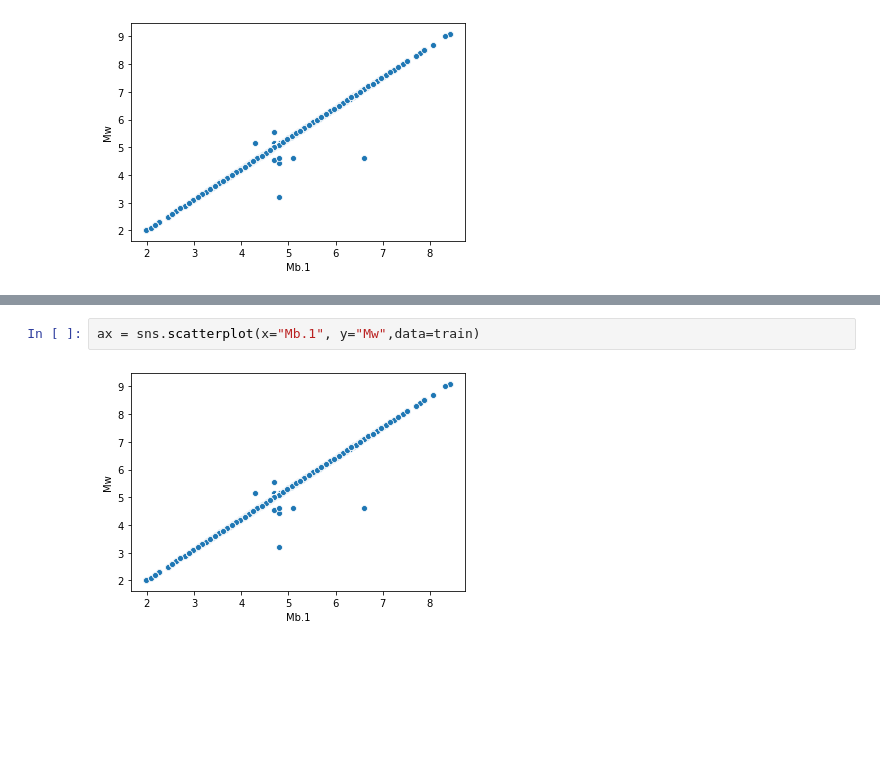
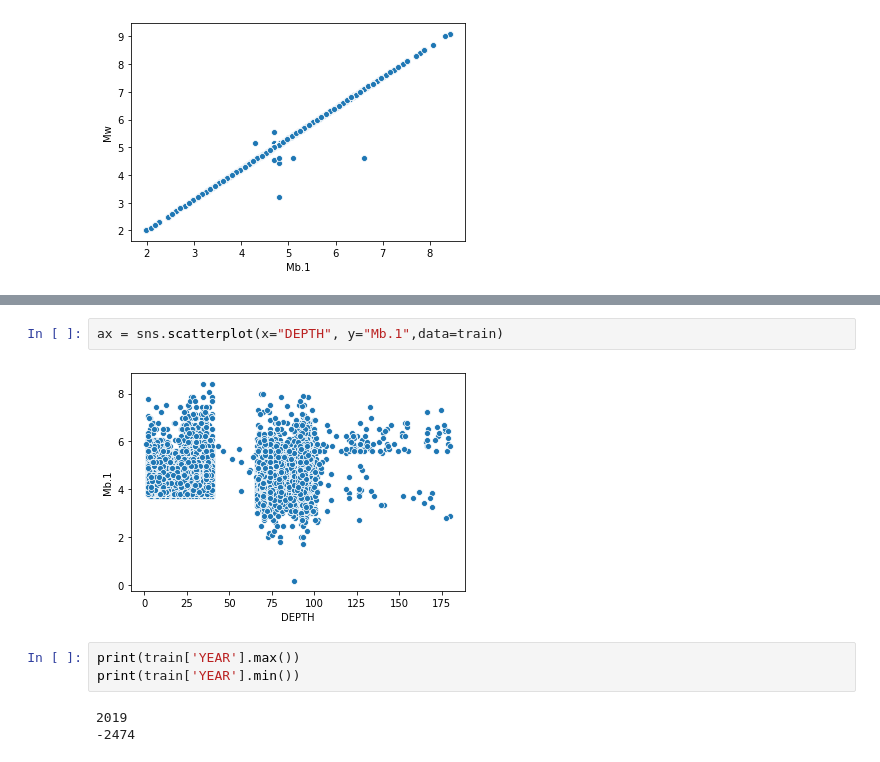
Before and after one commit to Hamza1122/Earthquake-magnitude, a Jupyter notebook: Untitled11.ipynb, the cells around one changed output, grey strips where cells are left out. Drawn from its saved outputs; the diff is of its cells as text; blank space fills up the shorter version.

```diff
--- a/Untitled11.ipynb
+++ b/Untitled11.ipynb
@@ -143,4 +145,10 @@ ax = sns.scatterplot(x="Mb.1", y="Mw", data=train)
 # %%
-ax = sns.scatterplot(x="Mb.1", y="Mw",data=train)
+ax = sns.scatterplot(x="DEPTH", y="Mb.1",data=train)
 # %% [output]
-[figure, old version]
+[figure, new version]
+# %%
+print(train['YEAR'].max())
+print(train['YEAR'].min())
+# %% [output]
+2019
+-2474
```
Also changed, not shown: parts of 12 cells of this notebook.
